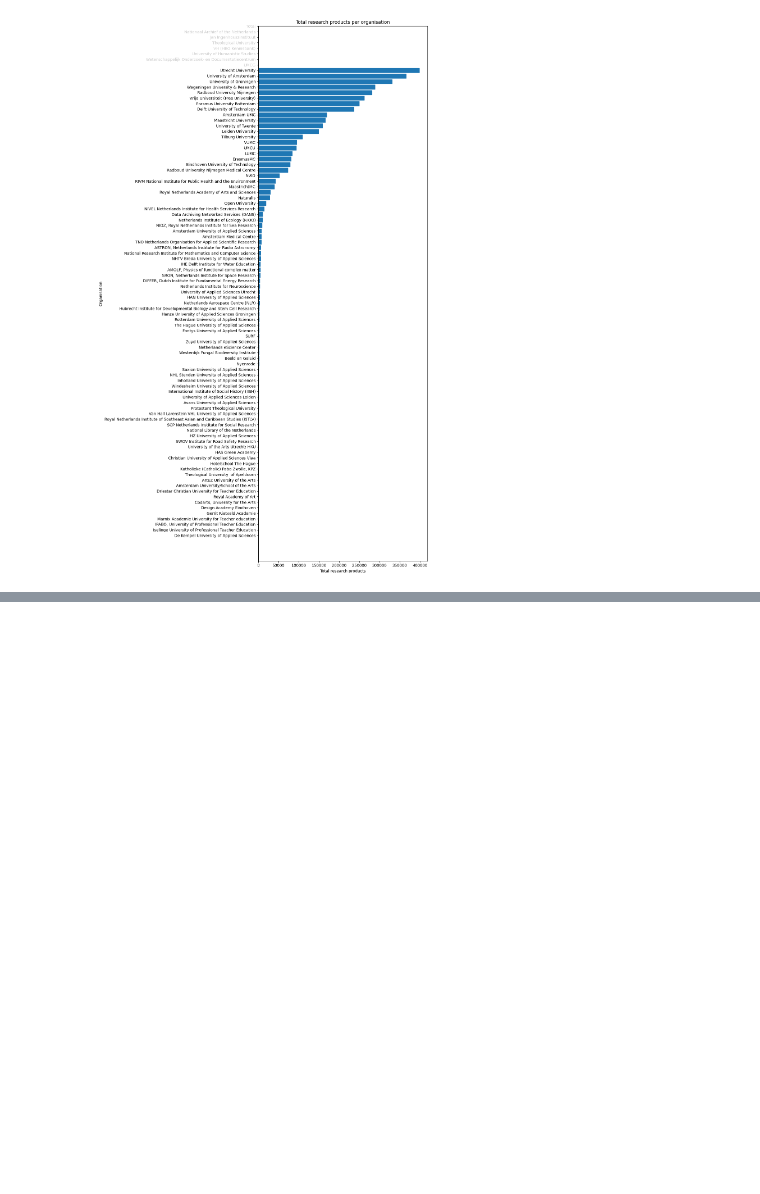
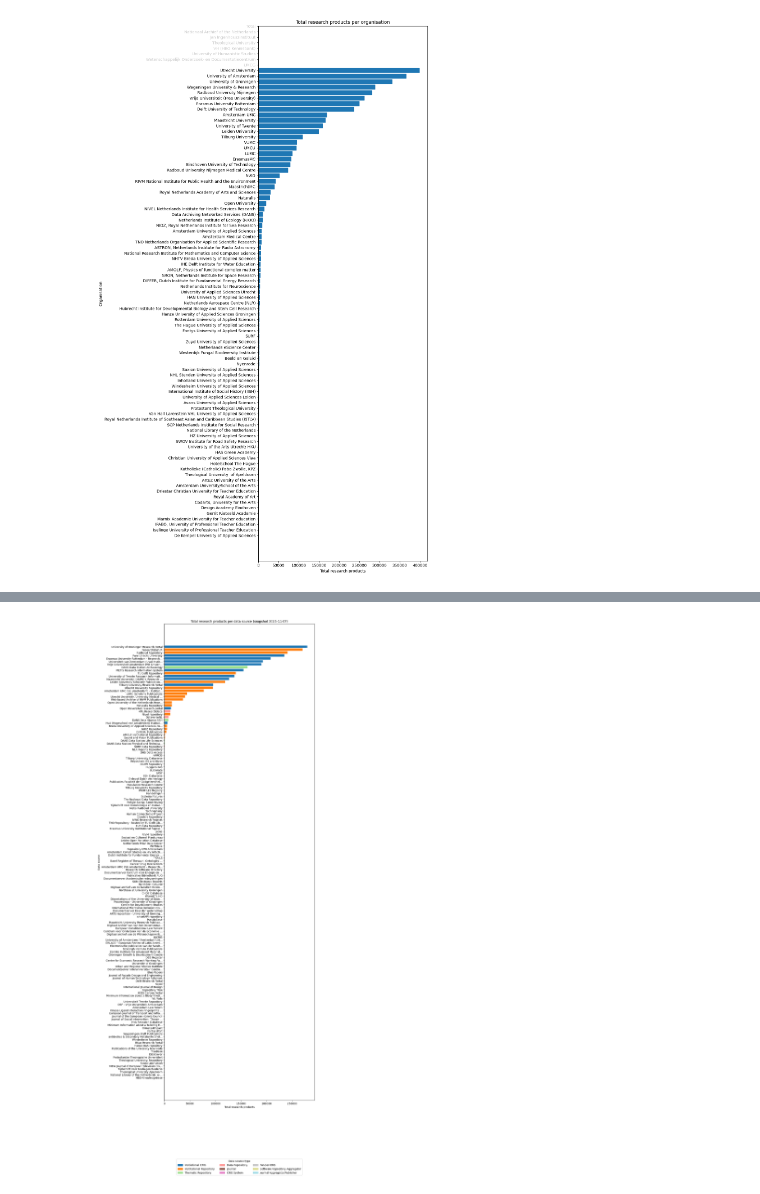
Before and after one commit to surf-ori/dutch-sources, a Jupyter notebook: overview-stats.ipynb, the cells around one changed output, grey strips where cells are left out. Cells and saved outputs as stored; diff of their text form; code cells hidden in the pictures; blank space fills up the shorter version.

Commit message:
added visualisation of the data sources

```diff
--- a/overview-stats.ipynb
+++ b/overview-stats.ipynb
@@ -806,14 +661,0 @@ Keep a cumulative parquet log so repeated snapshots form a time series.
-# %%
-parquet_path = DATA_DIR / "nl_orgs_openaire_datasources_numFound_total.parquet"
-if datasource_metrics_df.empty:
-    print("No snapshot data to append.")
-else:
-    if parquet_path.exists():
-        historical_df = pd.read_parquet(parquet_path)
-        combined_df = pd.concat([historical_df, datasource_metrics_df], ignore_index=True)
-    else:
-        combined_df = datasource_metrics_df.copy()
-    combined_df.to_parquet(parquet_path, index=False)
-    print(
-        f"Parquet history now contains {len(combined_df)} rows at {parquet_path}"
-    )
@@ -819,0 +875,78 @@ else:
+# %%
+history_path = DATA_DIR / "nl_orgs_openaire_datasources_numFound_history.xlsx"
+datasources_path = DATA_DIR / "nl_orgs_openaire_datasources.xlsx"
+if not history_path.exists():
+    print(f"History file {history_path} not found.")
+else:
+    history_df = pd.read_excel(history_path)
+    numeric_columns = [
+        "Total Research Products",
+        *PRODUCT_TYPE_LABELS.values(),
+    ]
+    for column in numeric_columns:
+        if column in history_df.columns:
+            history_df[column] = pd.to_numeric(history_df[column], errors="coerce")
+
+    history_df["date_retrieved"] = pd.to_datetime(history_df["date_retrieved"], errors="coerce")
+    latest_date = history_df["date_retrieved"].max()
+    latest_df = history_df[history_df["date_retrieved"] == latest_date].copy()
+
+    if latest_df.empty:
+        print("No rows for the latest snapshot date.")
+    else:
+        if "Type" not in latest_df.columns or latest_df["Type"].isna().all():
+            if 'datasources_df' in globals():
+                type_lookup = datasources_df[["OpenAIRE_DataSource_ID", "Type"]].copy()
+            elif datasources_path.exists():
+                type_lookup = pd.read_excel(datasources_path)[
+                    ["OpenAIRE_DataSource_ID", "Type"]
+                ].copy()
+            else:
+                type_lookup = pd.DataFrame(columns=["OpenAIRE_DataSource_ID", "Type"])
+
+            latest_df = latest_df.merge(
+                type_lookup,
+                on="OpenAIRE_DataSource_ID",
+                how="left",
+                suffixes=(None, "_ds"),
+            )
+            if "Type_ds" in latest_df.columns:
+                latest_df["Type"] = latest_df["Type"].fillna(latest_df["Type_ds"])
+                latest_df = latest_df.drop(columns=["Type_ds"])
+
+        latest_df = latest_df.sort_values("Total Research Products", ascending=False)
+        max_label_length = 40
+        display_names = (
+            latest_df["Name"].fillna("Unknown")
+            .astype(str)
+            .apply(lambda text: text if len(text) <= max_label_length else text[: max_label_length - 1] + "…")
+        )
+
+        type_series = latest_df["Type"].fillna("Unknown")
+        unique_types = type_series.unique()
+        cmap = plt.cm.get_cmap("tab20", max(len(unique_types), 1))
+        color_map = {t: cmap(i) for i, t in enumerate(unique_types)}
+        colors = type_series.map(color_map)
+
+        fig, ax = plt.subplots(figsize=(12, 30))
+        ax.barh(display_names, latest_df["Total Research Products"], color=colors)
+        ax.set_title(
+            f"Total research products per data source (snapshot {latest_date.date()})"
+        )
+        ax.set_xlabel("Total research products")
+        ax.set_ylabel("Data source")
+        ax.invert_yaxis()
+
+        handles = [plt.Rectangle((0, 0), 1, 1, color=color_map[t]) for t in unique_types]
+        ax.legend(
+            handles,
+            unique_types,
+            title="Data source type",
+            loc="upper center",
+            bbox_to_anchor=(0.5, -0.12),
+            ncol=3,
+        )
+        plt.tight_layout()
+        plt.show()
+# %% [output]
+[figure, added]
```
Also changed, not shown: parts of 13 cells of this notebook.
